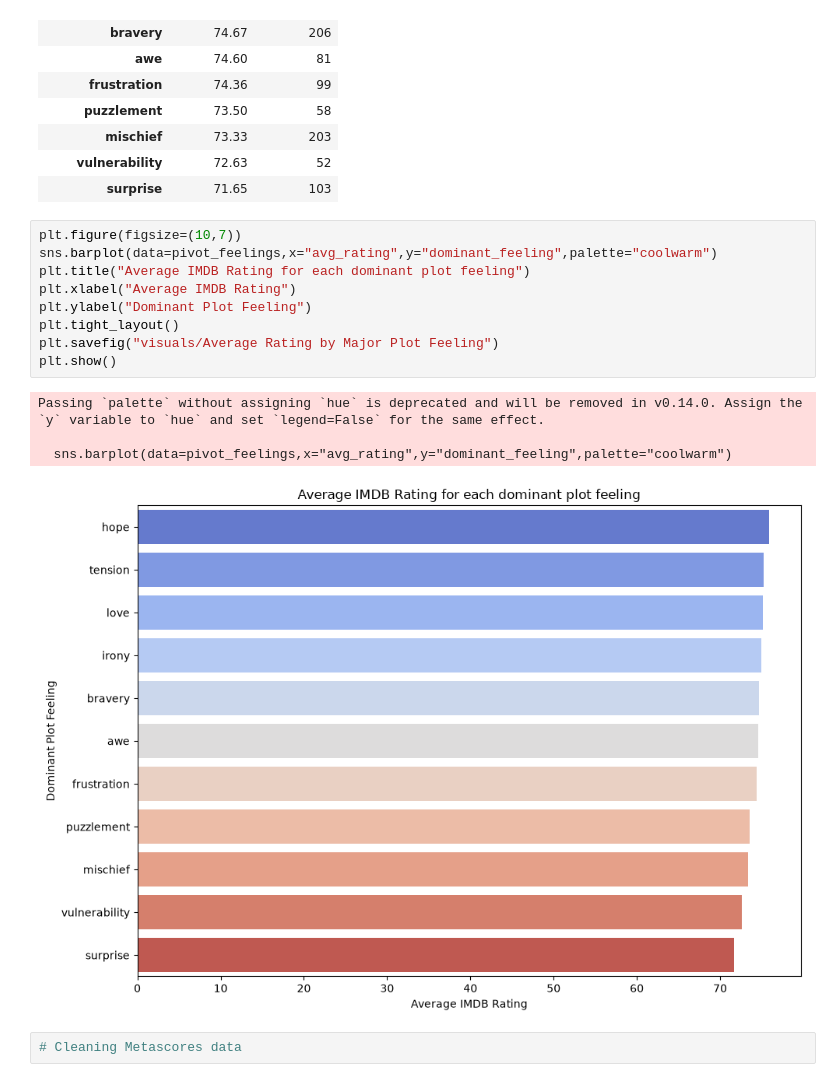
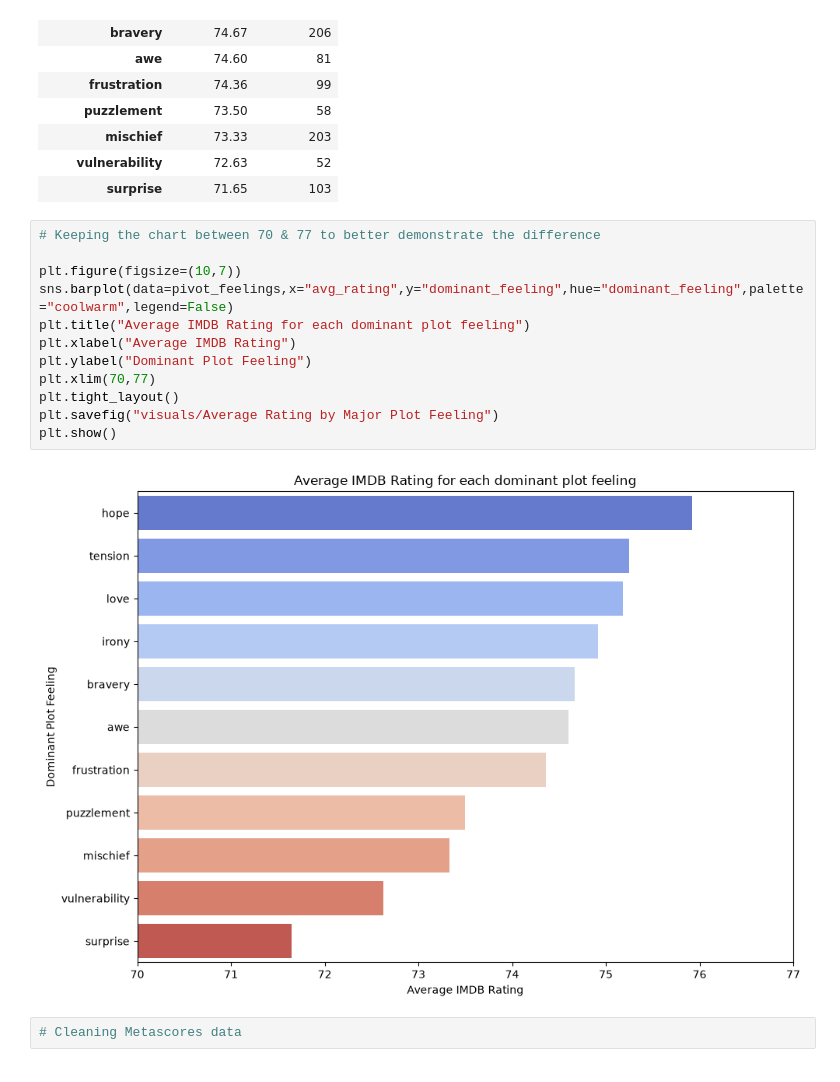
Before and after one commit to Subbu5602/Movie-Emotion-Analysis, a Jupyter notebook: movie_eda.ipynb, the cells around one changed output. Cells and saved outputs as stored; diff of their text form.

```diff
--- a/movie_eda.ipynb
+++ b/movie_eda.ipynb
@@ -578,19 +514,19 @@ pivot_feelings.head(30)
 | vulnerability | 72.63 | 52 |
 | surprise | 71.65 | 103 |
 # %%
+# Keeping the chart between 70 & 77 to better demonstrate the difference
+
 plt.figure(figsize=(10,7))
-sns.barplot(data=pivot_feelings,x="avg_rating",y="dominant_feeling",palette="coolwarm")
+sns.barplot(data=pivot_feelings,x="avg_rating",y="dominant_feeling",hue="dominant_feeling",palette="coolwarm",legend=False)
 plt.title("Average IMDB Rating for each dominant plot feeling")
 plt.xlabel("Average IMDB Rating")
 plt.ylabel("Dominant Plot Feeling")
+plt.xlim(70,77)
 plt.tight_layout()
 plt.savefig("visuals/Average Rating by Major Plot Feeling")
 plt.show()
 # %% [output]
-Passing `palette` without assigning `hue` is deprecated and will be removed in v0.14.0. Assign the `y` variable to `hue` and set `legend=False` for the same effect.
-
-  sns.barplot(data=pivot_feelings,x="avg_rating",y="dominant_feeling",palette="coolwarm")
-[figure, old version]
+[figure, new version]
 # %%
 # Cleaning Metascores data
 # %%
```
Also changed, not shown: parts of 22 cells of this notebook, 1 other file.
